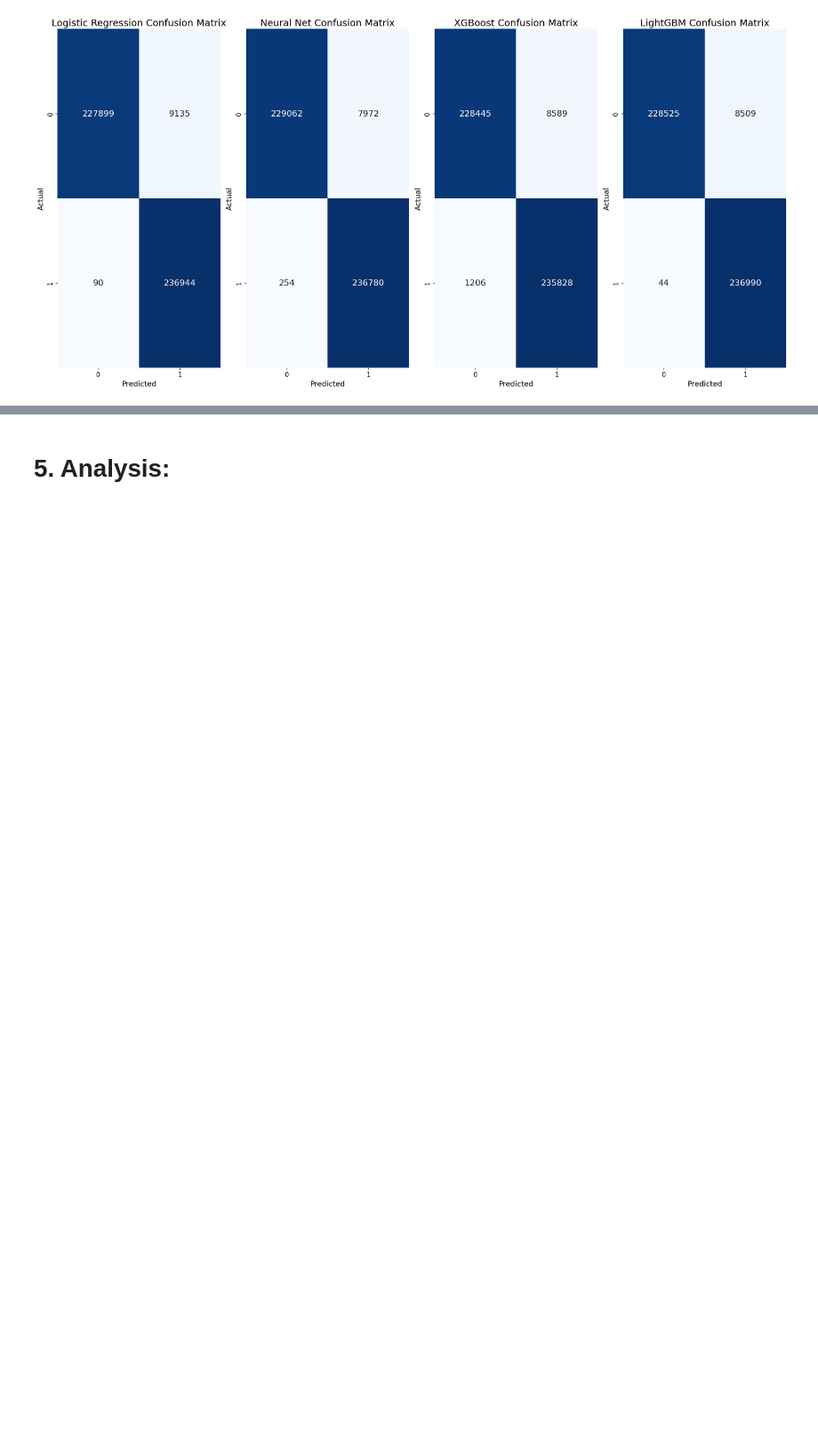
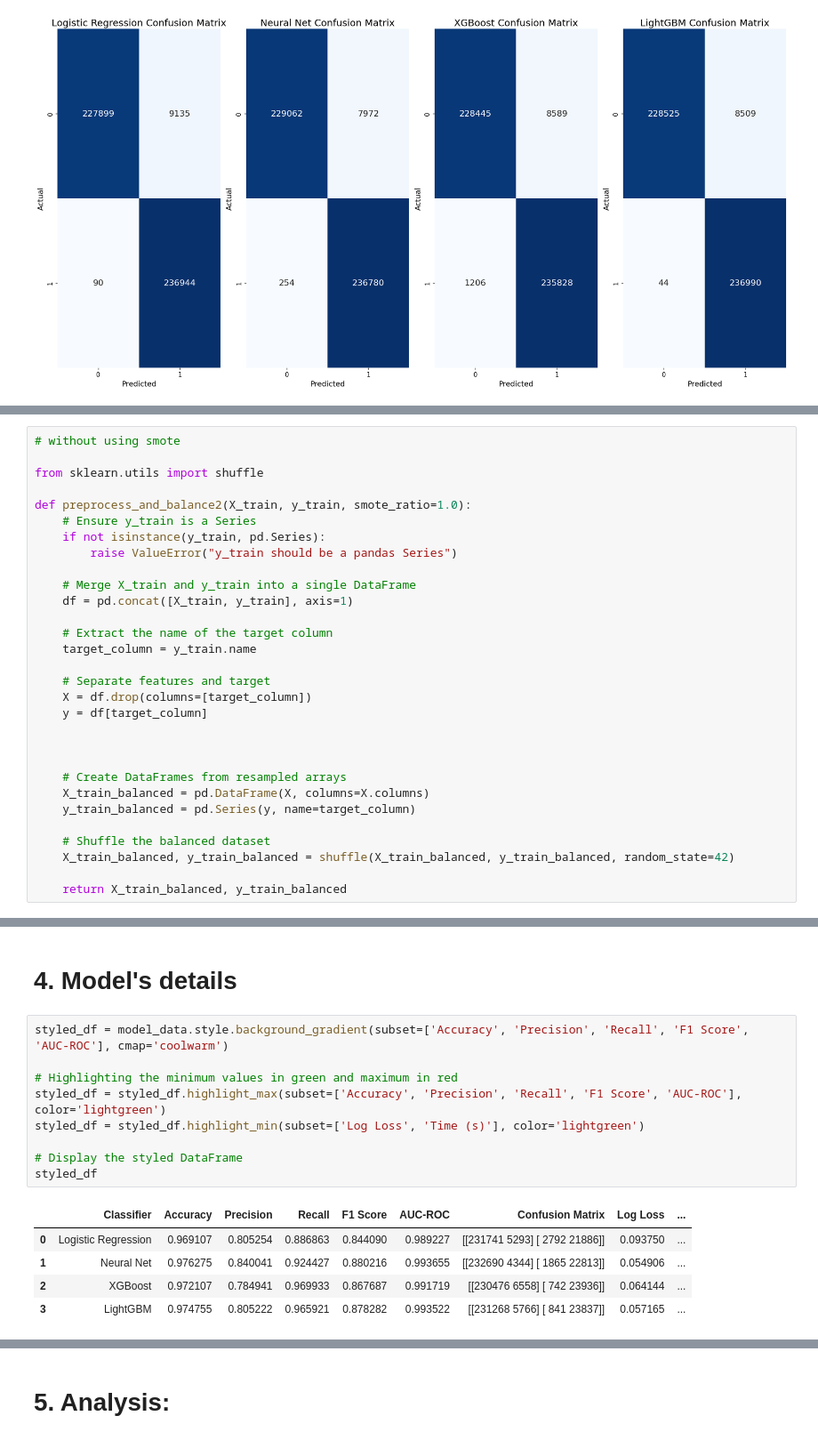
Before and after one commit to Sauravdas3/GST_analytics, a Jupyter notebook: Jupyter notebook/notebook.ipynb, the cells around one changed output, grey strips where cells are left out. Shown at 89% size. Saved outputs shown, nothing was run; the diff lists cells and outputs as text; blank space fills up the shorter version.

```diff
--- a/Jupyter notebook/notebook.ipynb
+++ b/Jupyter notebook/notebook.ipynb
@@ -591,0 +679,30 @@ plt.show()
+# %%
+# without using smote
+
+from sklearn.utils import shuffle
+
+def preprocess_and_balance2(X_train, y_train, smote_ratio=1.0):
+    # Ensure y_train is a Series
+    if not isinstance(y_train, pd.Series):
+        raise ValueError("y_train should be a pandas Series")
+
+    # Merge X_train and y_train into a single DataFrame
+    df = pd.concat([X_train, y_train], axis=1)
+
+    # Extract the name of the target column
+    target_column = y_train.name
+
+    # Separate features and target
+    X = df.drop(columns=[target_column])
+    y = df[target_column]
+
+
+
+    # Create DataFrames from resampled arrays
+    X_train_balanced = pd.DataFrame(X, columns=X.columns)
+    y_train_balanced = pd.Series(y, name=target_column)
+
+    # Shuffle the balanced dataset
+    X_train_balanced, y_train_balanced = shuffle(X_train_balanced, y_train_balanced, random_state=42)
+
+    return X_train_balanced, y_train_balanced
@@ -591,0 +727,17 @@ plt.show()
+# %% [markdown]
+# 4. Model's details
+# %%
+styled_df = model_data.style.background_gradient(subset=['Accuracy', 'Precision', 'Recall', 'F1 Score', 'AUC-ROC'], cmap='coolwarm')
+
+# Highlighting the minimum values in green and maximum in red
+styled_df = styled_df.highlight_max(subset=['Accuracy', 'Precision', 'Recall', 'F1 Score', 'AUC-ROC'], color='lightgreen')
+styled_df = styled_df.highlight_min(subset=['Log Loss', 'Time (s)'], color='lightgreen')
+
+# Display the styled DataFrame
+styled_df
+# %% [output]
+|  | Classifier | Accuracy | Precision | Recall | F1 Score | AUC-ROC | Confusion Matrix | Log Loss | ... |
+| 0 | Logistic Regression | 0.969107 | 0.805254 | 0.886863 | 0.844090 | 0.989227 | [[231741 5293] [ 2792 21886]] | 0.093750 | ... |
+| 1 | Neural Net | 0.976275 | 0.840041 | 0.924427 | 0.880216 | 0.993655 | [[232690 4344] [ 1865 22813]] | 0.054906 | ... |
+| 2 | XGBoost | 0.972107 | 0.784941 | 0.969933 | 0.867687 | 0.991719 | [[230476 6558] [ 742 23936]] | 0.064144 | ... |
+| 3 | LightGBM | 0.974755 | 0.805222 | 0.965921 | 0.878282 | 0.993522 | [[231268 5766] [ 841 23837]] | 0.057165 | ... |
```
Also changed, not shown: parts of 11 cells of this notebook.
